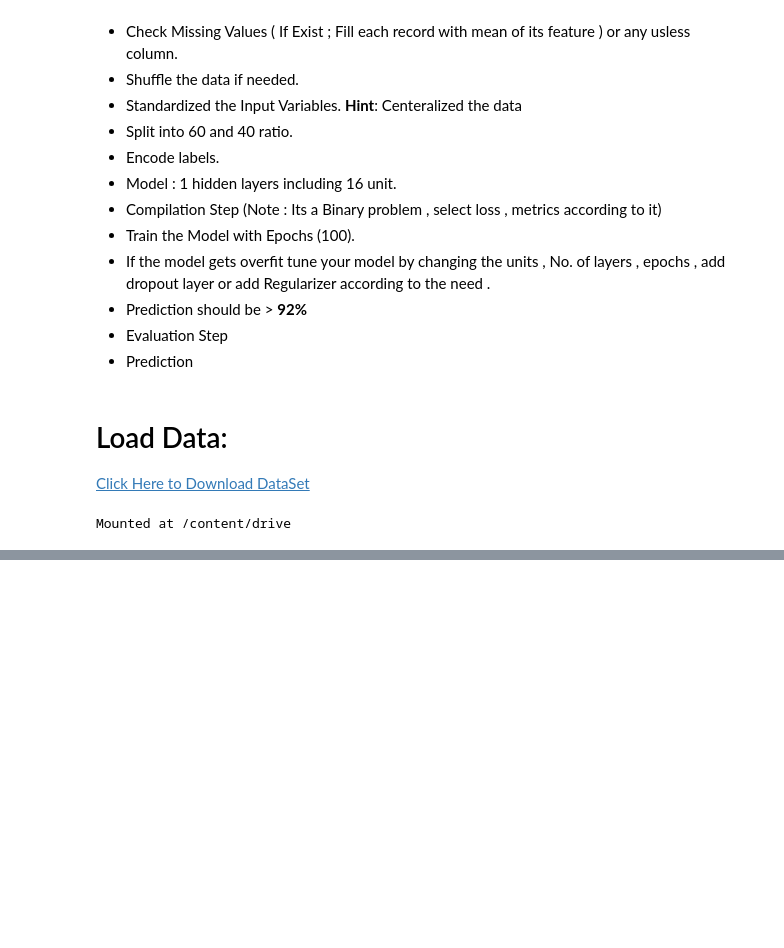
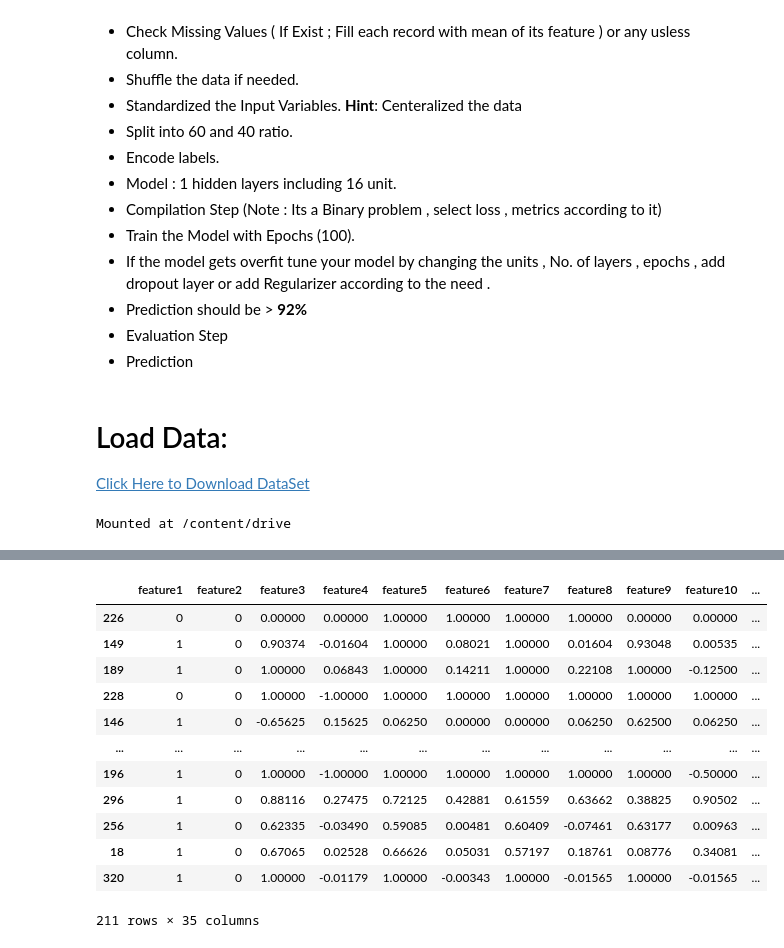
Before and after one commit to SyedHuzaifa007/PIAIC-Deep-Learning-Assignment, a Jupyter notebook: Ionosphere_Assignment.ipynb, the cells around one changed output, grey strips where cells are left out. Drawn from its saved outputs; the diff is of its cells as text; code cells hidden in the pictures; blank space fills up the shorter version.

```diff
--- a/Ionosphere_Assignment.ipynb
+++ b/Ionosphere_Assignment.ipynb
@@ -81,0 +146,20 @@ import pandas as pd
+# %%
+# Splitting The Dataset Into Training And Testing Data
+
+# Training Data
+train_data = df.iloc[:211,:]
+train_data
+# %% [output]
+|  | feature1 | feature2 | feature3 | feature4 | feature5 | feature6 | feature7 | feature8 | feature9 | feature10 | ... |
+| 226 | 0 | 0 | 0.00000 | 0.00000 | 1.00000 | 1.00000 | 1.00000 | 1.00000 | 0.00000 | 0.00000 | ... |
+| 149 | 1 | 0 | 0.90374 | -0.01604 | 1.00000 | 0.08021 | 1.00000 | 0.01604 | 0.93048 | 0.00535 | ... |
+| 189 | 1 | 0 | 1.00000 | 0.06843 | 1.00000 | 0.14211 | 1.00000 | 0.22108 | 1.00000 | -0.12500 | ... |
+| 228 | 0 | 0 | 1.00000 | -1.00000 | 1.00000 | 1.00000 | 1.00000 | 1.00000 | 1.00000 | 1.00000 | ... |
+| 146 | 1 | 0 | -0.65625 | 0.15625 | 0.06250 | 0.00000 | 0.00000 | 0.06250 | 0.62500 | 0.06250 | ... |
+| ... | ... | ... | ... | ... | ... | ... | ... | ... | ... | ... | ... |
+| 196 | 1 | 0 | 1.00000 | -1.00000 | 1.00000 | 1.00000 | 1.00000 | 1.00000 | 1.00000 | -0.50000 | ... |
+| 296 | 1 | 0 | 0.88116 | 0.27475 | 0.72125 | 0.42881 | 0.61559 | 0.63662 | 0.38825 | 0.90502 | ... |
+| 256 | 1 | 0 | 0.62335 | -0.03490 | 0.59085 | 0.00481 | 0.60409 | -0.07461 | 0.63177 | 0.00963 | ... |
+| 18 | 1 | 0 | 0.67065 | 0.02528 | 0.66626 | 0.05031 | 0.57197 | 0.18761 | 0.08776 | 0.34081 | ... |
+| 320 | 1 | 0 | 1.00000 | -0.01179 | 1.00000 | -0.00343 | 1.00000 | -0.01565 | 1.00000 | -0.01565 | ... |
+211 rows × 35 columns
```
Also changed, not shown: parts of 9 cells of this notebook.
